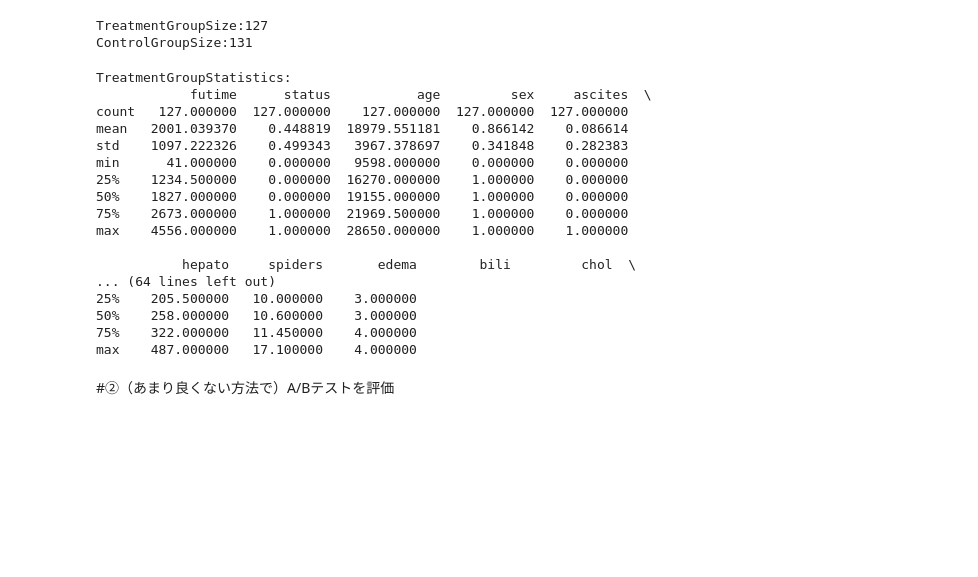
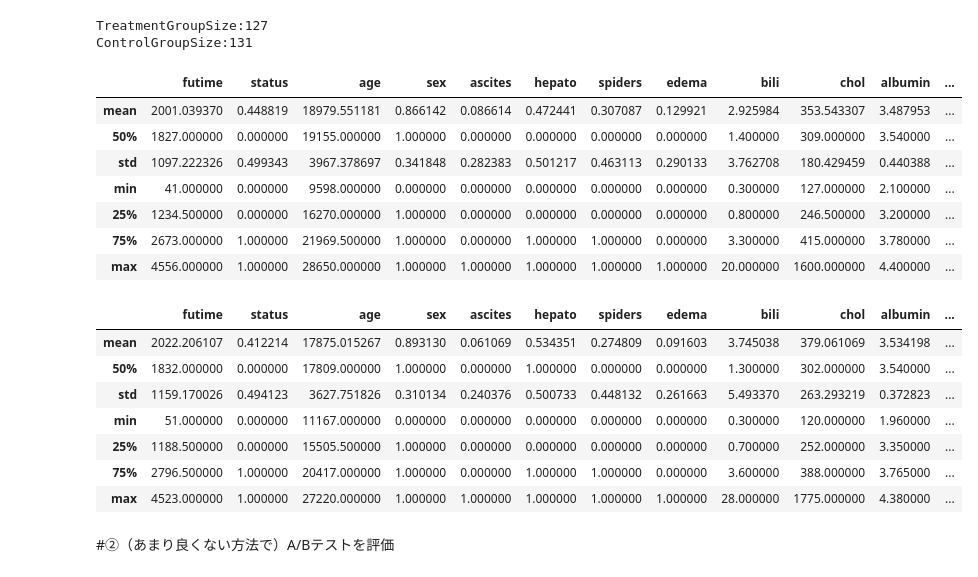
Before and after one commit to Itsuki-Hamano123/practice-casualeffect, a Jupyter notebook: Calculation_ATE_ATT_From_PBC.ipynb, the cells around one changed output. Drawn from its saved outputs; the diff is of its cells as text; code cells hidden in the pictures; blank space fills up the shorter version.

```diff
--- a/Calculation_ATE_ATT_From_PBC.ipynb
+++ b/Calculation_ATE_ATT_From_PBC.ipynb
@@ -240,28 +218,30 @@ print("ControlGroupSize:{control_size}".format(control_size=CONTROLGROUP_DATA.sh
 # %% [output]
 TreatmentGroupSize:127
 ControlGroupSize:131
-# %%
-pd.set_option('display.max_columns', 50)
-print("TreatmentGroupStatistics:\n{treated_statistics}".format(treated_statistics = TREATMENTGROUP_DATA.describe()))
-print("ControlGroupStatistics:\n{control_statistics}".format(control_statistics=CONTROLGROUP_DATA.describe()))
-# %% [output]
-TreatmentGroupStatistics:
-            futime      status           age         sex     ascites  \
-count   127.000000  127.000000    127.000000  127.000000  127.000000
-mean   2001.039370    0.448819  18979.551181    0.866142    0.086614
-std    1097.222326    0.499343   3967.378697    0.341848    0.282383
-min      41.000000    0.000000   9598.000000    0.000000    0.000000
-25%    1234.500000    0.000000  16270.000000    1.000000    0.000000
-50%    1827.000000    0.000000  19155.000000    1.000000    0.000000
-75%    2673.000000    1.000000  21969.500000    1.000000    0.000000
-max    4556.000000    1.000000  28650.000000    1.000000    1.000000
-
-           hepato     spiders       edema        bili         chol  \
-... (64 lines left out)
-25%    205.500000   10.000000    3.000000
-50%    258.000000   10.600000    3.000000
-75%    322.000000   11.450000    4.000000
-max    487.000000   17.100000    4.000000
+# %%
+# 介入群の統計量
+TREATMENTGROUP_DATA.describe().loc[['mean','50%', 'std','min','25%','75%','max']]
+# %% [output]
+|  | futime | status | age | sex | ascites | hepato | spiders | edema | bili | chol | albumin | ... |
+| mean | 2001.039370 | 0.448819 | 18979.551181 | 0.866142 | 0.086614 | 0.472441 | 0.307087 | 0.129921 | 2.925984 | 353.543307 | 3.487953 | ... |
+| 50% | 1827.000000 | 0.000000 | 19155.000000 | 1.000000 | 0.000000 | 0.000000 | 0.000000 | 0.000000 | 1.400000 | 309.000000 | 3.540000 | ... |
+| std | 1097.222326 | 0.499343 | 3967.378697 | 0.341848 | 0.282383 | 0.501217 | 0.463113 | 0.290133 | 3.762708 | 180.429459 | 0.440388 | ... |
+| min | 41.000000 | 0.000000 | 9598.000000 | 0.000000 | 0.000000 | 0.000000 | 0.000000 | 0.000000 | 0.300000 | 127.000000 | 2.100000 | ... |
+| 25% | 1234.500000 | 0.000000 | 16270.000000 | 1.000000 | 0.000000 | 0.000000 | 0.000000 | 0.000000 | 0.800000 | 246.500000 | 3.200000 | ... |
+| 75% | 2673.000000 | 1.000000 | 21969.500000 | 1.000000 | 0.000000 | 1.000000 | 1.000000 | 0.000000 | 3.300000 | 415.000000 | 3.780000 | ... |
+| max | 4556.000000 | 1.000000 | 28650.000000 | 1.000000 | 1.000000 | 1.000000 | 1.000000 | 1.000000 | 20.000000 | 1600.000000 | 4.400000 | ... |
+# %%
+# コントロール群の統計量
+CONTROLGROUP_DATA.describe().loc[['mean','50%', 'std','min','25%','75%','max']]
+# %% [output]
+|  | futime | status | age | sex | ascites | hepato | spiders | edema | bili | chol | albumin | ... |
+| mean | 2022.206107 | 0.412214 | 17875.015267 | 0.893130 | 0.061069 | 0.534351 | 0.274809 | 0.091603 | 3.745038 | 379.061069 | 3.534198 | ... |
+| 50% | 1832.000000 | 0.000000 | 17809.000000 | 1.000000 | 0.000000 | 1.000000 | 0.000000 | 0.000000 | 1.300000 | 302.000000 | 3.540000 | ... |
+| std | 1159.170026 | 0.494123 | 3627.751826 | 0.310134 | 0.240376 | 0.500733 | 0.448132 | 0.261663 | 5.493370 | 263.293219 | 0.372823 | ... |
+| min | 51.000000 | 0.000000 | 11167.000000 | 0.000000 | 0.000000 | 0.000000 | 0.000000 | 0.000000 | 0.300000 | 120.000000 | 1.960000 | ... |
+| 25% | 1188.500000 | 0.000000 | 15505.500000 | 1.000000 | 0.000000 | 0.000000 | 0.000000 | 0.000000 | 0.700000 | 252.000000 | 3.350000 | ... |
+| 75% | 2796.500000 | 1.000000 | 20417.000000 | 1.000000 | 0.000000 | 1.000000 | 1.000000 | 0.000000 | 3.600000 | 388.000000 | 3.765000 | ... |
+| max | 4523.000000 | 1.000000 | 27220.000000 | 1.000000 | 1.000000 | 1.000000 | 1.000000 | 1.000000 | 28.000000 | 1775.000000 | 4.380000 | ... |
 # %% [markdown]
 #②（あまり良くない方法で）A/Bテストを評価
 # %%
```
Also changed, not shown: parts of 6 cells of this notebook.
